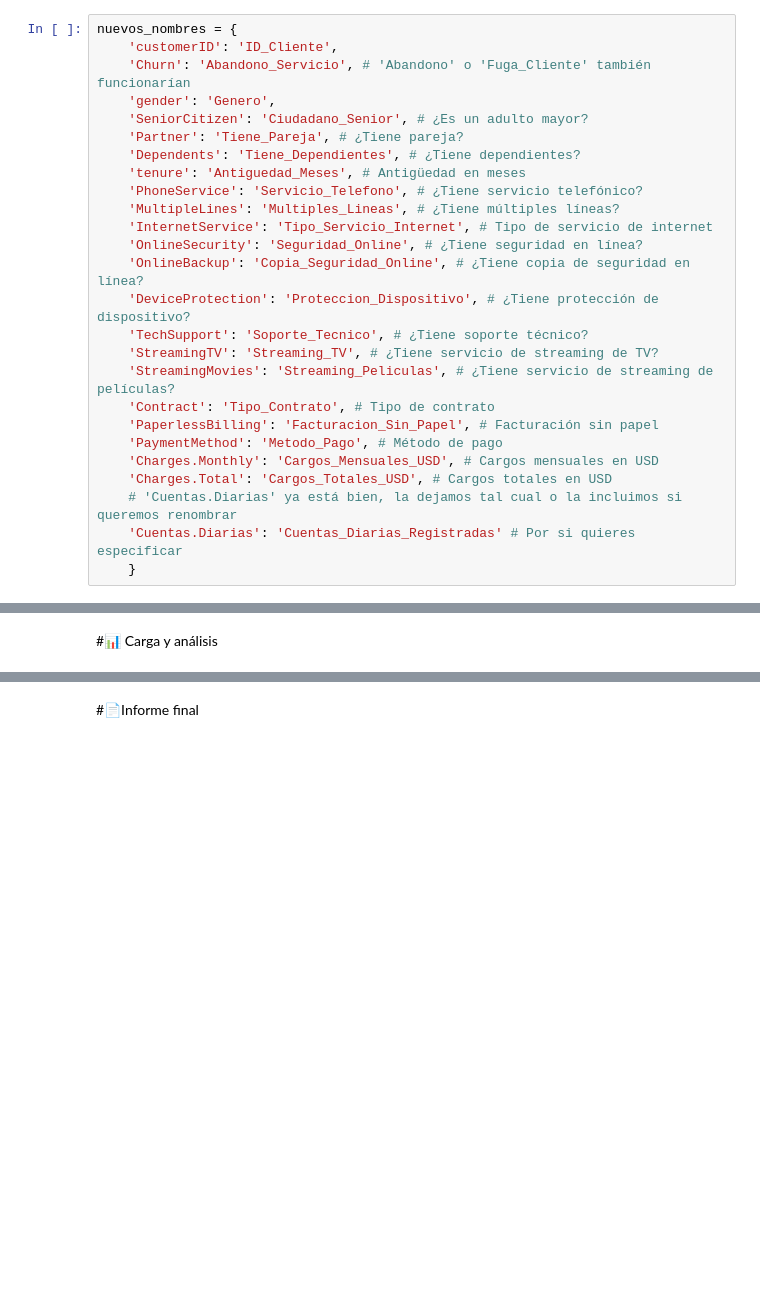
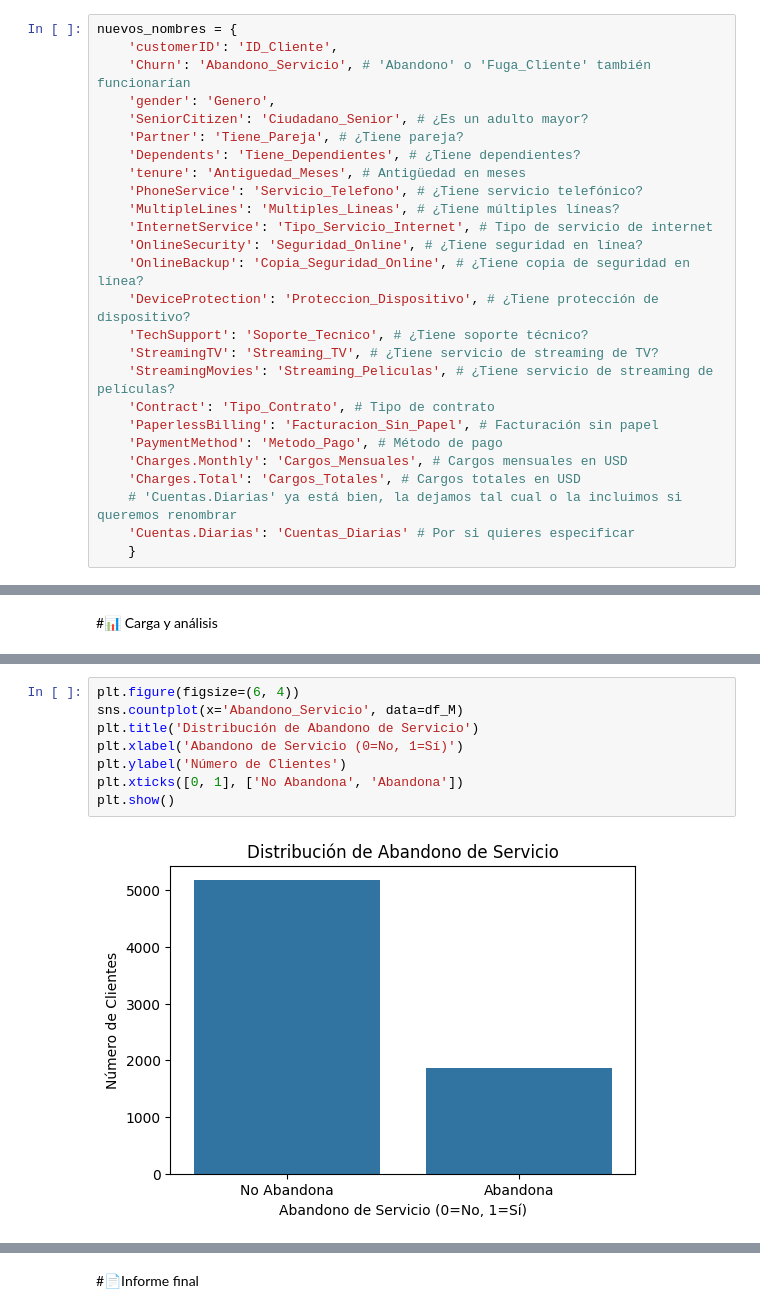
Before and after one commit to Ser2k2/challenge2-data-science-latam, a Jupyter notebook: TelecomX_LATAM.ipynb, the cells around one changed output, grey strips where cells are left out. Drawn from its saved outputs; the diff is of its cells as text; blank space fills up the shorter version.

```diff
--- a/TelecomX_LATAM.ipynb
+++ b/TelecomX_LATAM.ipynb
@@ -1393,10 +1411,10 @@ nuevos_nombres = {
     'Contract': 'Tipo_Contrato', # Tipo de contrato
     'PaperlessBilling': 'Facturacion_Sin_Papel', # Facturación sin papel
     'PaymentMethod': 'Metodo_Pago', # Método de pago
-    'Charges.Monthly': 'Cargos_Mensuales_USD', # Cargos mensuales en USD
-    'Charges.Total': 'Cargos_Totales_USD', # Cargos totales en USD
+    'Charges.Monthly': 'Cargos_Mensuales', # Cargos mensuales en USD
+    'Charges.Total': 'Cargos_Totales', # Cargos totales en USD
     # 'Cuentas.Diarias' ya está bien, la dejamos tal cual o la incluimos si queremos renombrar
-    'Cuentas.Diarias': 'Cuentas_Diarias_Registradas' # Por si quieres especificar
+    'Cuentas.Diarias': 'Cuentas_Diarias' # Por si quieres especificar
     }
 # %%
 df_M.rename(columns=nuevos_nombres, inplace=True)
@@ -1440,0 +1538,10 @@ df_M.columns.tolist()
+# %%
+plt.figure(figsize=(6, 4))
+sns.countplot(x='Abandono_Servicio', data=df_M)
+plt.title('Distribución de Abandono de Servicio')
+plt.xlabel('Abandono de Servicio (0=No, 1=Sí)')
+plt.ylabel('Número de Clientes')
+plt.xticks([0, 1], ['No Abandona', 'Abandona'])
+plt.show()
+# %% [output]
+[figure, added]
```
Also changed, not shown: parts of 96 cells of this notebook.
